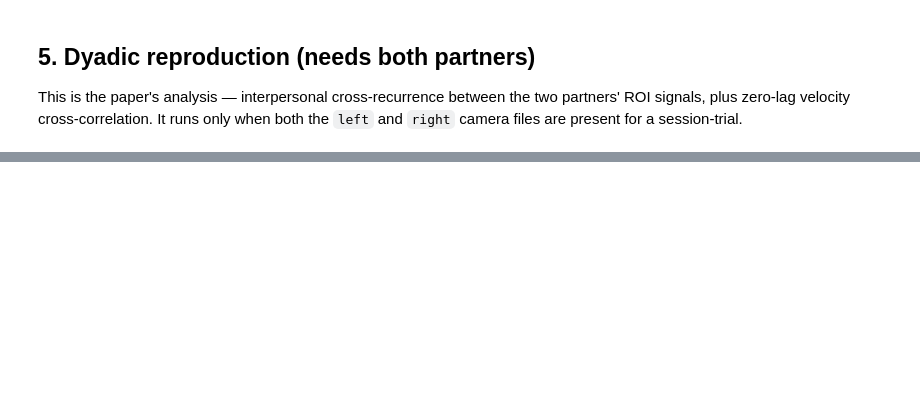
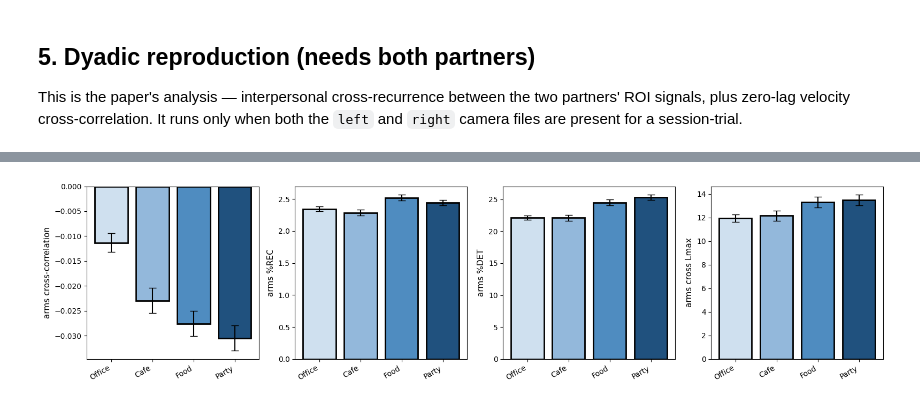
Before and after one commit to MInD-Laboratory/Pose-Dynamics, a Jupyter notebook: notebooks/case2_mosaic_reproduction.ipynb, the cells around one changed output, grey strips where cells are left out. Cells and saved outputs as stored; diff of their text form; code cells hidden in the pictures; blank space fills up the shorter version.

Commit message:
notebook case study 2 results pushed

```diff
--- a/notebooks/case2_mosaic_reproduction.ipynb
+++ b/notebooks/case2_mosaic_reproduction.ipynb
@@ -16,13 +16,14 @@ partners' ROI velocity-magnitude signals.
 ## Configuration
 # %%
 import glob
+import os
 from pathlib import Path
 import numpy as np
 import matplotlib.pyplot as plt
 
-DATA_DIR = "/Volumes/X9_Pro/Case_Study_2_Mosaic"
+DATA_DIR = r"G:\mosaic movement files"
 from pose_dynamics.case_studies.mosaic import default_conditions_csv
 CONDITIONS_CSV = default_conditions_csv()
 
-files = sorted(f for f in glob.glob(f"{DATA_DIR}/*.csv") if "/._" not in f)
+files = sorted(f for f in glob.glob(f"{DATA_DIR}/*.csv") if not os.path.basename(f).startswith("._"))
 print(f"{len(files)} camera files present")
@@ -101,0 +253,6 @@ except FileNotFoundError as e:
+# %%
+from pose_dynamics.case_studies.mosaic import plot_dyadic_figure
+
+plot_dyadic_figure(dyad_df, roi="arms");
+# %% [output]
+[figure, added]
```
Also changed, not shown: parts of 12 cells of this notebook, 2 other files.
